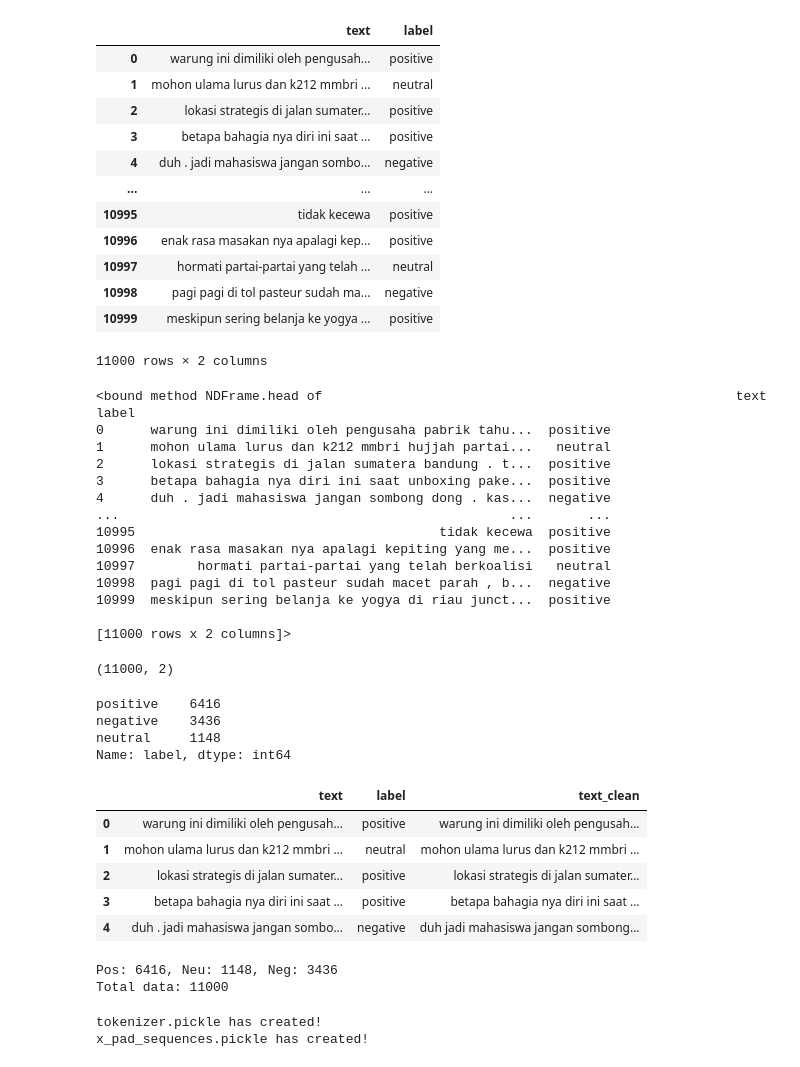
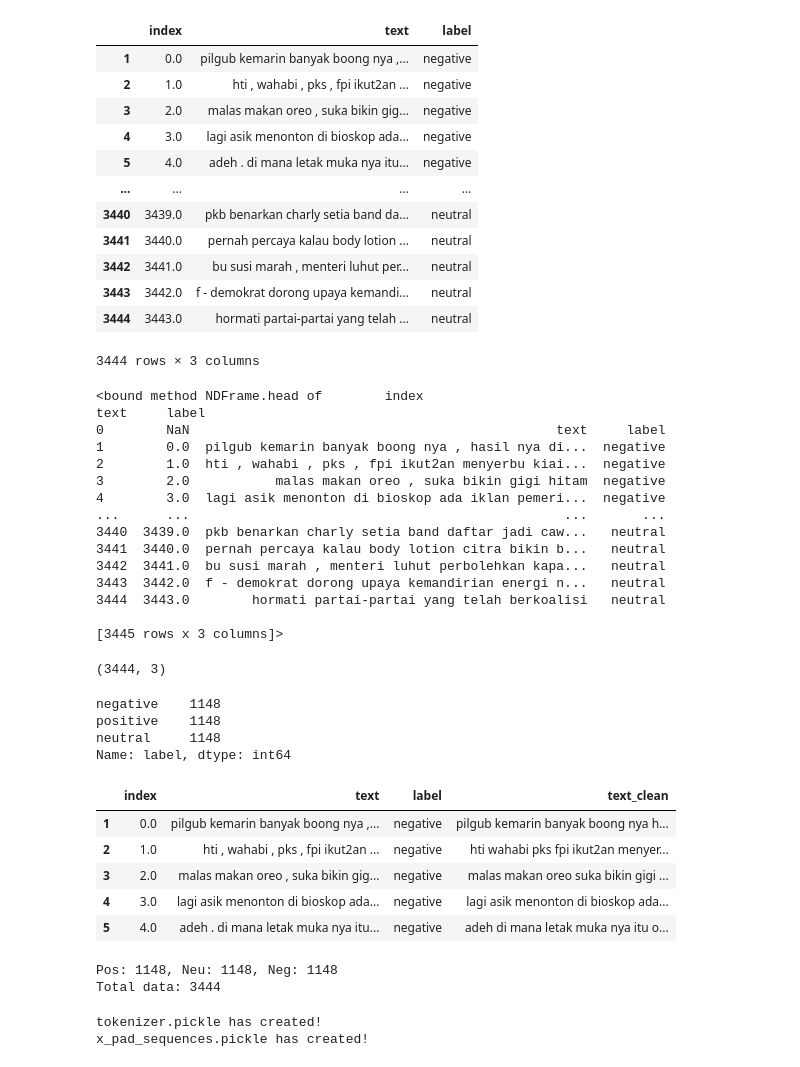
Before and after one commit to muhammadabidd/PlatinumChallenge-Kelompok02, a Jupyter notebook: LSTM.ipynb, the cells around one changed output. Cells and saved outputs as stored; diff of their text form; code cells hidden in the pictures.

```diff
--- a/LSTM.ipynb
+++ b/LSTM.ipynb
@@ -1,49 +1,49 @@
 # %%
 import pandas as pd
 
-df = pd.read_csv('DataTrain/train_preprocess.tsv', delimiter='\t', header=None, )
-df.columns=['text', 'label']
+df = pd.read_csv('DataTrain/fixed_dataset.csv', header=None ).drop(0)
+df.columns=['index', 'text', 'label']
 df
 # %% [output]
-|  | text | label |
-| 0 | warung ini dimiliki oleh pengusah... | positive |
-| 1 | mohon ulama lurus dan k212 mmbri ... | neutral |
-| 2 | lokasi strategis di jalan sumater... | positive |
-| 3 | betapa bahagia nya diri ini saat ... | positive |
-| 4 | duh . jadi mahasiswa jangan sombo... | negative |
-| ... | ... | ... |
-| 10995 | tidak kecewa | positive |
-| 10996 | enak rasa masakan nya apalagi kep... | positive |
-| 10997 | hormati partai-partai yang telah ... | neutral |
-| 10998 | pagi pagi di tol pasteur sudah ma... | negative |
-| 10999 | meskipun sering belanja ke yogya ... | positive |
+|  | index | text | label |
+| 1 | 0.0 | pilgub kemarin banyak boong nya ,... | negative |
+| 2 | 1.0 | hti , wahabi , pks , fpi ikut2an ... | negative |
+| 3 | 2.0 | malas makan oreo , suka bikin gig... | negative |
+| 4 | 3.0 | lagi asik menonton di bioskop ada... | negative |
+| 5 | 4.0 | adeh . di mana letak muka nya itu... | negative |
+| ... | ... | ... | ... |
+| 3440 | 3439.0 | pkb benarkan charly setia band da... | neutral |
+| 3441 | 3440.0 | pernah percaya kalau body lotion ... | neutral |
+| 3442 | 3441.0 | bu susi marah , menteri luhut per... | neutral |
+| 3443 | 3442.0 | f - demokrat dorong upaya kemandi... | neutral |
+| 3444 | 3443.0 | hormati partai-partai yang telah ... | neutral |
-11000 rows × 2 columns
+3444 rows × 3 columns
 # %%
 df.head
 # %% [output]
-<bound method NDFrame.head of                                                     text     label
-0      warung ini dimiliki oleh pengusaha pabrik tahu...  positive
-1      mohon ulama lurus dan k212 mmbri hujjah partai...   neutral
-2      lokasi strategis di jalan sumatera bandung . t...  positive
-3      betapa bahagia nya diri ini saat unboxing pake...  positive
-4      duh . jadi mahasiswa jangan sombong dong . kas...  negative
-...                                                  ...       ...
-10995                                       tidak kecewa  positive
-10996  enak rasa masakan nya apalagi kepiting yang me...  positive
-10997        hormati partai-partai yang telah berkoalisi   neutral
-10998  pagi pagi di tol pasteur sudah macet parah , b...  negative
-10999  meskipun sering belanja ke yogya di riau junct...  positive
+<bound method NDFrame.head of        index                                               text     label
+0        NaN                                               text     label
+1        0.0  pilgub kemarin banyak boong nya , hasil nya di...  negative
+2        1.0  hti , wahabi , pks , fpi ikut2an menyerbu kiai...  negative
+3        2.0           malas makan oreo , suka bikin gigi hitam  negative
+4        3.0  lagi asik menonton di bioskop ada iklan pemeri...  negative
+...      ...                                                ...       ...
+3440  3439.0  pkb benarkan charly setia band daftar jadi caw...   neutral
+3441  3440.0  pernah percaya kalau body lotion citra bikin b...   neutral
+3442  3441.0  bu susi marah , menteri luhut perbolehkan kapa...   neutral
+3443  3442.0  f - demokrat dorong upaya kemandirian energi n...   neutral
+3444  3443.0        hormati partai-partai yang telah berkoalisi   neutral
 
-[11000 rows x 2 columns]>
+[3445 rows x 3 columns]>
 # %%
 df.shape
 # %% [output]
-(11000, 2)
+(3444, 3)
 # %%
 df.label.value_counts()
 # %% [output]
-positive    6416
-negative    3436
+negative    1148
+positive    1148
 neutral     1148
 Name: label, dtype: int64
 # %%
@@ -57,12 +57,12 @@ df['text_clean'] = df.text.apply(cleansing)
 # %%
 df.head()
 # %% [output]
-|  | text | label | text_clean |
-| 0 | warung ini dimiliki oleh pengusah... | positive | warung ini dimiliki oleh pengusah... |
-| 1 | mohon ulama lurus dan k212 mmbri ... | neutral | mohon ulama lurus dan k212 mmbri ... |
-| 2 | lokasi strategis di jalan sumater... | positive | lokasi strategis di jalan sumater... |
-| 3 | betapa bahagia nya diri ini saat ... | positive | betapa bahagia nya diri ini saat ... |
-| 4 | duh . jadi mahasiswa jangan sombo... | negative | duh jadi mahasiswa jangan sombong... |
+|  | index | text | label | text_clean |
+| 1 | 0.0 | pilgub kemarin banyak boong nya ,... | negative | pilgub kemarin banyak boong nya h... |
+| 2 | 1.0 | hti , wahabi , pks , fpi ikut2an ... | negative | hti wahabi pks fpi ikut2an menyer... |
+| 3 | 2.0 | malas makan oreo , suka bikin gig... | negative | malas makan oreo suka bikin gigi ... |
+| 4 | 3.0 | lagi asik menonton di bioskop ada... | negative | lagi asik menonton di bioskop ada... |
+| 5 | 4.0 | adeh . di mana letak muka nya itu... | negative | adeh di mana letak muka nya itu o... |
 # %%
 neg = df.loc[df['label'] == 'negative'].text_clean.tolist()
 neu = df.loc[df['label'] == 'neutral'].text_clean.tolist()
@@ -78,8 +78,8 @@ labels = pos_label + neu_label + neg_label
 print("Pos: %s, Neu: %s, Neg: %s" % (len(pos), len(neu), len(neg)))
 print("Total data: %s" % len(total_data))
 # %% [output]
-Pos: 6416, Neu: 1148, Neg: 3436
-Total data: 11000
+Pos: 1148, Neu: 1148, Neg: 1148
+Total data: 3444
 # %%
 import pickle
 from tensorflow.keras.preprocessing.text import Tokenizer
```
Also changed, not shown: parts of 2 cells of this notebook, 7 other files.
